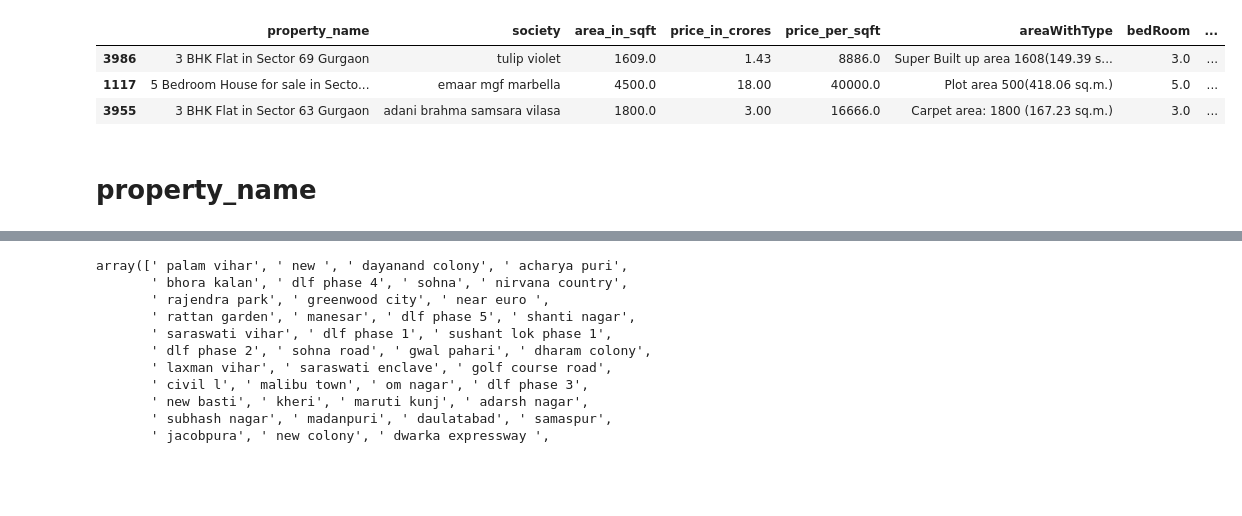
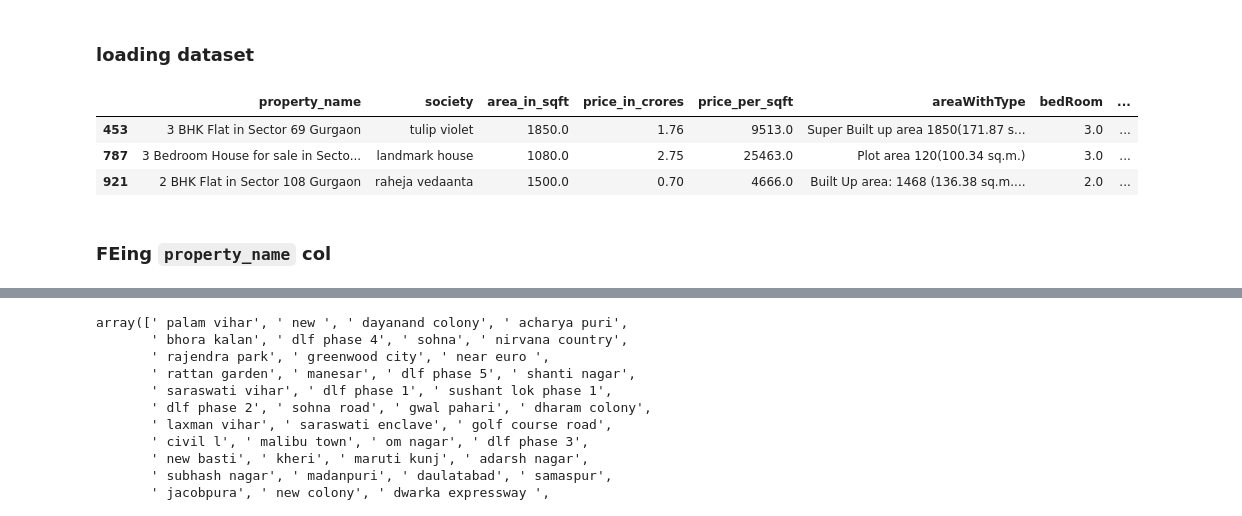
Before and after one commit to Sarvesh-Kesharwani/HousePrice_MegaProject, a Jupyter notebook: 2. data_cleaning/4. mergedData_Cleaning.ipynb, the cells around one changed output, grey strips where cells are left out. Drawn from its saved outputs; the diff is of its cells as text; code cells hidden in the pictures; blank space fills up the shorter version.

```diff
--- a/2. data_cleaning/4. mergedData_Cleaning.ipynb
+++ b/2. data_cleaning/4. mergedData_Cleaning.ipynb
@@ -1,15 +1,17 @@
+# %% [markdown]
+### loading dataset
 # %%
 import pandas as pd
-pd.set_option('display.max_rows', None)
-pd.set_option('display.max_columns', None)
+# pd.set_option('display.max_rows', None)
+# pd.set_option('display.max_columns', None)
 # %%
-data = pd.read_csv(r'F:\Github_dsc\HousePrice_MegaProject\2. data_cleaning\0. data\merged_flat_house_data.csv')
+data = pd.read_csv(r'..\2. data_cleaning\3.1 merged_flat_house_data.csv')
 data.drop(columns=['Unnamed: 0'], axis=1, inplace=True)
 data.sample(3)
 # %% [output]
 |  | property_name | society | area_in_sqft | price_in_crores | price_per_sqft | areaWithType | bedRoom | ... |
-| 3986 | 3 BHK Flat in Sector 69 Gurgaon | tulip violet | 1609.0 | 1.43 | 8886.0 | Super Built up area 1608(149.39 s... | 3.0 | ... |
-| 1117 | 5 Bedroom House for sale in Secto... | emaar mgf marbella | 4500.0 | 18.00 | 40000.0 | Plot area 500(418.06 sq.m.) | 5.0 | ... |
-| 3955 | 3 BHK Flat in Sector 63 Gurgaon | adani brahma samsara vilasa | 1800.0 | 3.00 | 16666.0 | Carpet area: 1800 (167.23 sq.m.) | 3.0 | ... |
+| 453 | 3 BHK Flat in Sector 69 Gurgaon | tulip violet | 1850.0 | 1.76 | 9513.0 | Super Built up area 1850(171.87 s... | 3.0 | ... |
+| 787 | 3 Bedroom House for sale in Secto... | landmark house | 1080.0 | 2.75 | 25463.0 | Plot area 120(100.34 sq.m.) | 3.0 | ... |
+| 921 | 2 BHK Flat in Sector 108 Gurgaon | raheja vedaanta | 1500.0 | 0.70 | 4666.0 | Built Up area: 1468 (136.38 sq.m.... | 2.0 | ... |
 # %% [markdown]
-# property_name
+### FEing `property_name` col
```
Also changed, not shown: parts of 36 cells of this notebook, 10 other files.
